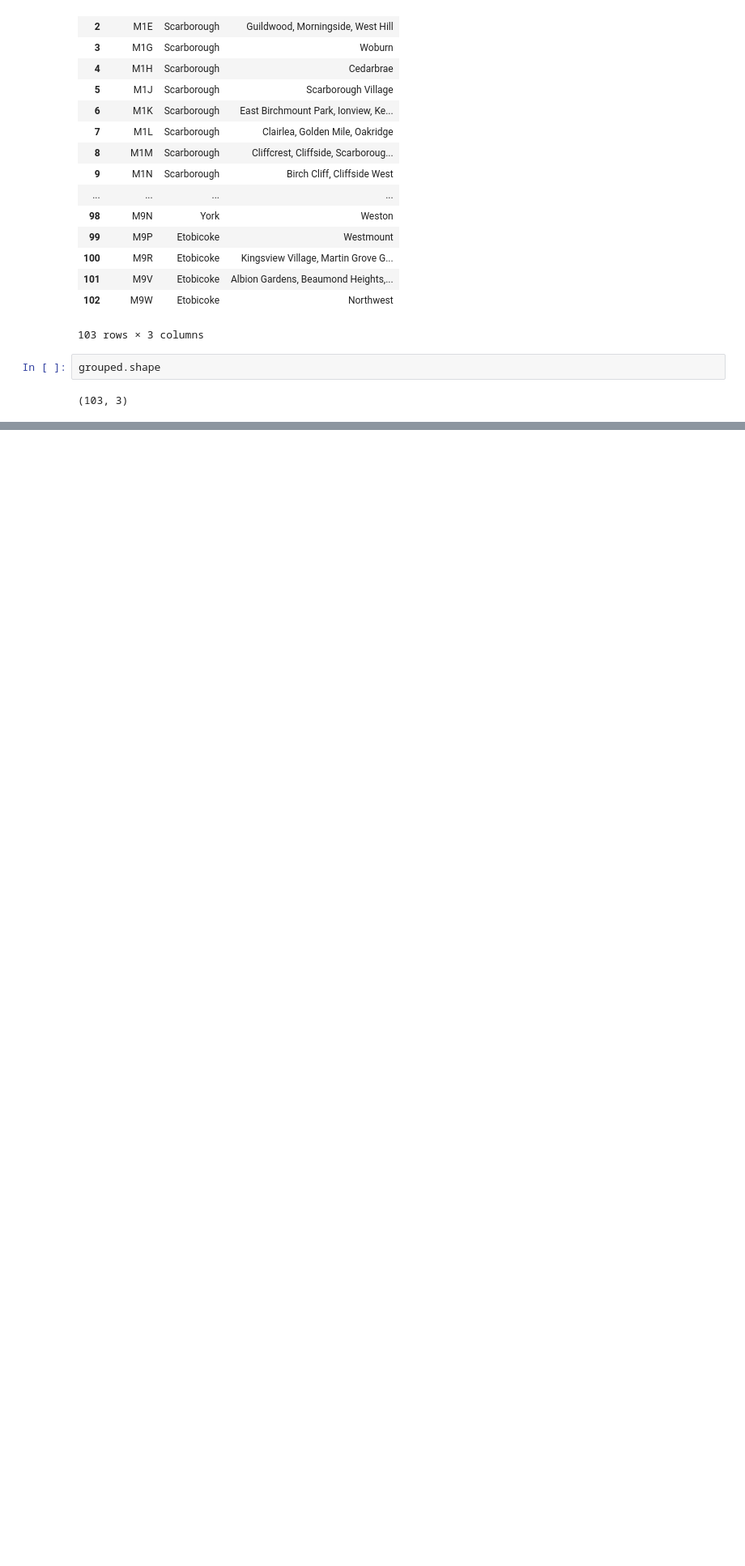
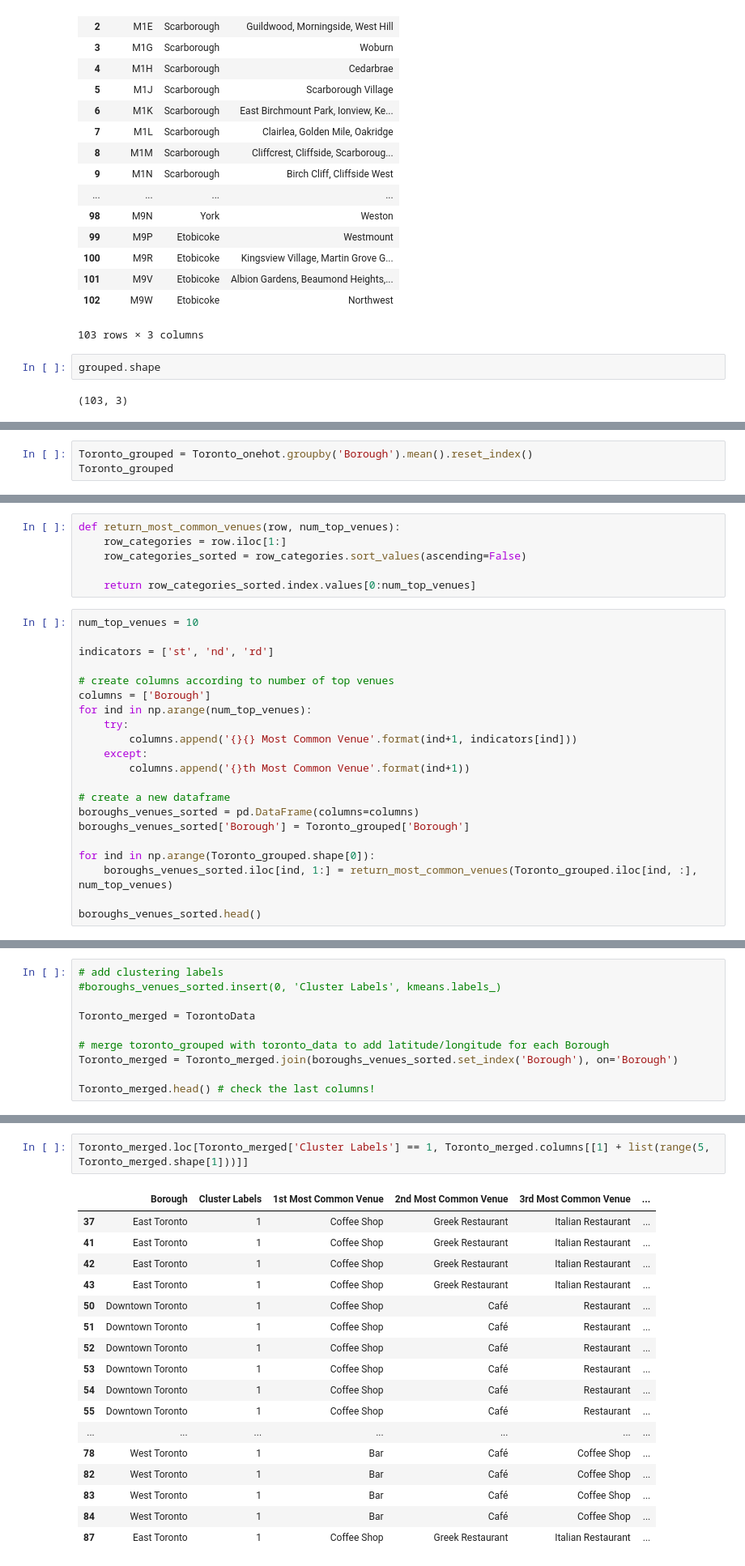
Before and after one commit to SophieTanny/Applied-DS-capstone, a Jupyter notebook: Segmenting and Clustering in Toronto - notebook 1.ipynb, the cells around one changed output, grey strips where cells are left out. Shown: that part at 81% size. Saved outputs shown, nothing was run; the diff lists cells and outputs as text; blank space fills up the shorter version.

```diff
--- a/Segmenting and Clustering in Toronto - notebook 1.ipynb
+++ b/Segmenting and Clustering in Toronto - notebook 1.ipynb
@@ -119,0 +378,3 @@ grouped.shape
+# %%
+Toronto_grouped = Toronto_onehot.groupby('Borough').mean().reset_index()
+Toronto_grouped
@@ -119,0 +428,27 @@ grouped.shape
+# %%
+def return_most_common_venues(row, num_top_venues):
+    row_categories = row.iloc[1:]
+    row_categories_sorted = row_categories.sort_values(ascending=False)
+
+    return row_categories_sorted.index.values[0:num_top_venues]
+# %%
+num_top_venues = 10
+
+indicators = ['st', 'nd', 'rd']
+
+# create columns according to number of top venues
+columns = ['Borough']
+for ind in np.arange(num_top_venues):
+    try:
+        columns.append('{}{} Most Common Venue'.format(ind+1, indicators[ind]))
+    except:
+        columns.append('{}th Most Common Venue'.format(ind+1))
+
+# create a new dataframe
+boroughs_venues_sorted = pd.DataFrame(columns=columns)
+boroughs_venues_sorted['Borough'] = Toronto_grouped['Borough']
+
+for ind in np.arange(Toronto_grouped.shape[0]):
+    boroughs_venues_sorted.iloc[ind, 1:] = return_most_common_venues(Toronto_grouped.iloc[ind, :], num_top_venues)
+
+boroughs_venues_sorted.head()
@@ -119,0 +475,10 @@ grouped.shape
+# %%
+# add clustering labels
+#boroughs_venues_sorted.insert(0, 'Cluster Labels', kmeans.labels_)
+
+Toronto_merged = TorontoData
+
+# merge toronto_grouped with toronto_data to add latitude/longitude for each Borough
+Toronto_merged = Toronto_merged.join(boroughs_venues_sorted.set_index('Borough'), on='Borough')
+
+Toronto_merged.head() # check the last columns!
@@ -119,0 +526,20 @@ grouped.shape
+# %%
+Toronto_merged.loc[Toronto_merged['Cluster Labels'] == 1, Toronto_merged.columns[[1] + list(range(5, Toronto_merged.shape[1]))]]
+# %% [output]
+|  | Borough | Cluster Labels | 1st Most Common Venue | 2nd Most Common Venue | 3rd Most Common Venue | ... |
+| 37 | East Toronto | 1 | Coffee Shop | Greek Restaurant | Italian Restaurant | ... |
+| 41 | East Toronto | 1 | Coffee Shop | Greek Restaurant | Italian Restaurant | ... |
+| 42 | East Toronto | 1 | Coffee Shop | Greek Restaurant | Italian Restaurant | ... |
+| 43 | East Toronto | 1 | Coffee Shop | Greek Restaurant | Italian Restaurant | ... |
+| 50 | Downtown Toronto | 1 | Coffee Shop | Café | Restaurant | ... |
+| 51 | Downtown Toronto | 1 | Coffee Shop | Café | Restaurant | ... |
+| 52 | Downtown Toronto | 1 | Coffee Shop | Café | Restaurant | ... |
+| 53 | Downtown Toronto | 1 | Coffee Shop | Café | Restaurant | ... |
+| 54 | Downtown Toronto | 1 | Coffee Shop | Café | Restaurant | ... |
+| 55 | Downtown Toronto | 1 | Coffee Shop | Café | Restaurant | ... |
+| ... | ... | ... | ... | ... | ... | ... |
+| 78 | West Toronto | 1 | Bar | Café | Coffee Shop | ... |
+| 82 | West Toronto | 1 | Bar | Café | Coffee Shop | ... |
+| 83 | West Toronto | 1 | Bar | Café | Coffee Shop | ... |
+| 84 | West Toronto | 1 | Bar | Café | Coffee Shop | ... |
+| 87 | East Toronto | 1 | Coffee Shop | Greek Restaurant | Italian Restaurant | ... |
```
Also changed, not shown: parts of 38 cells of this notebook.
